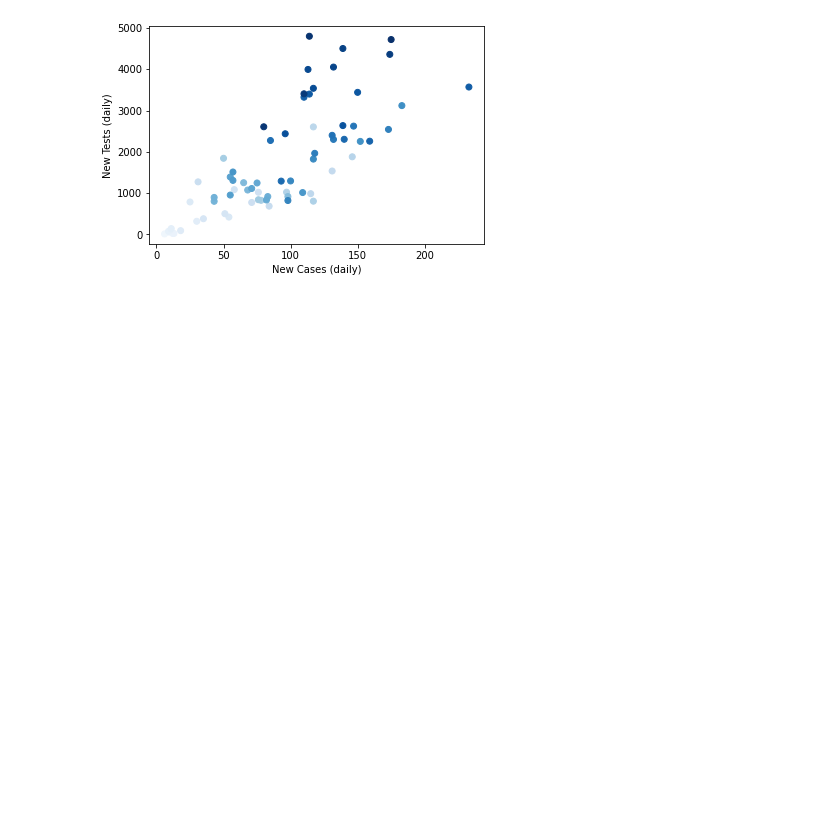
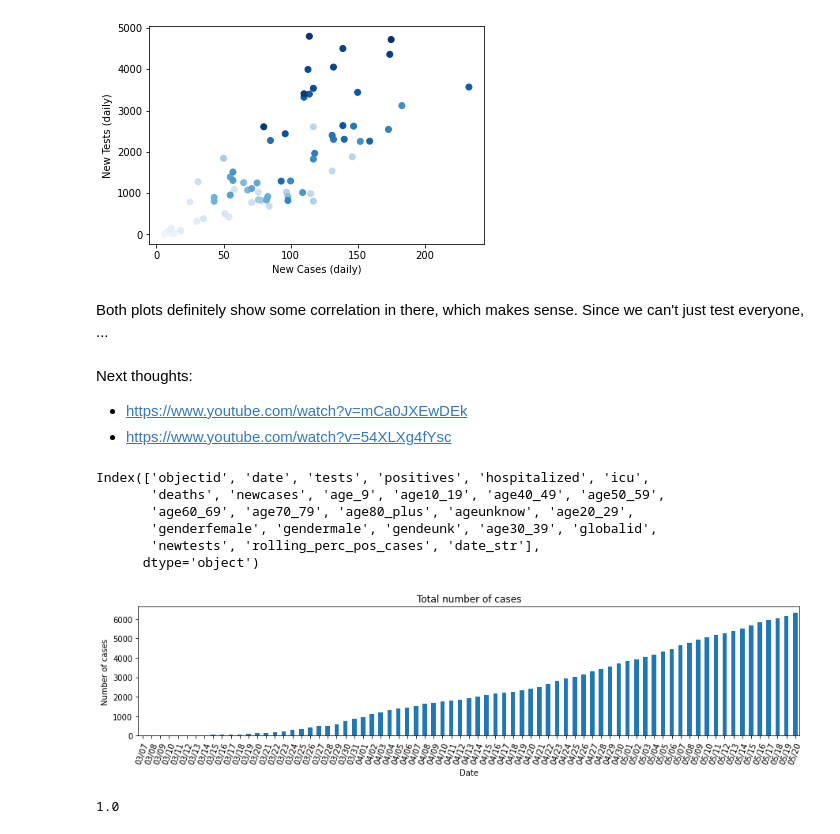
Before and after one commit to AndrewJWashington/covid_san_diego, a Jupyter notebook: new_cases_and_tests.ipynb, the cells around one changed output. Saved outputs shown, nothing was run; the diff lists cells and outputs as text; code cells hidden in the pictures; blank space fills up the shorter version.

```diff
--- a/new_cases_and_tests.ipynb
+++ b/new_cases_and_tests.ipynb
@@ -99,3 +108,39 @@ plt.ylabel('New Tests (daily)')
 plt.xlabel('New Cases (daily)');
 # %% [output]
 [figure]
+# %% [markdown]
+Both plots definitely show some correlation in there, which makes sense. Since we can't just test everyone, ...
+# %% [markdown]
+Next thoughts:
+* https://www.youtube.com/watch?v=mCa0JXEwDEk
+* https://www.youtube.com/watch?v=54XLXg4fYsc
+# %%
+df.columns
+# %% [output]
+Index(['objectid', 'date', 'tests', 'positives', 'hospitalized', 'icu',
+       'deaths', 'newcases', 'age_9', 'age10_19', 'age40_49', 'age50_59',
+       'age60_69', 'age70_79', 'age80_plus', 'ageunknow', 'age20_29',
+       'genderfemale', 'gendermale', 'gendeunk', 'age30_39', 'globalid',
+       'newtests', 'rolling_perc_pos_cases', 'date_str'],
+      dtype='object')
+# %%
+df['total_cases'] = df['newcases'].cumsum()
+# %%
+def plot_by_time(col):
+    df.set_index('date_str')[col].plot.bar(figsize=figsize, rot=70)
+# %%
+plot_by_time(col='total_cases')
+plt.title('Total number of cases')
+plt.ylabel('Number of cases')
+plt.xlabel('Date');
+# %% [output]
+[figure, added]
+# %%
+# test out our formula - we should get a doubling rate of 1 day
+q1 = 100
+q2 = 200
+time_delta = 1 # days
+
+time_delta * np.log(2) / np.log(q2/q1)
+# %% [output]
+1.0
```
Also changed, not shown: parts of 14 cells of this notebook.
